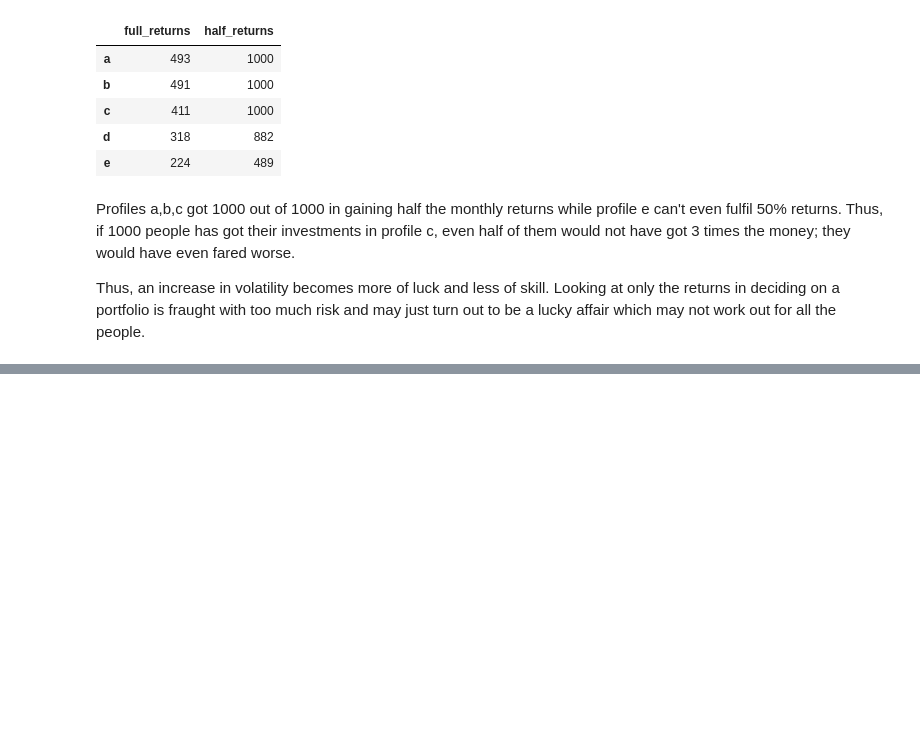
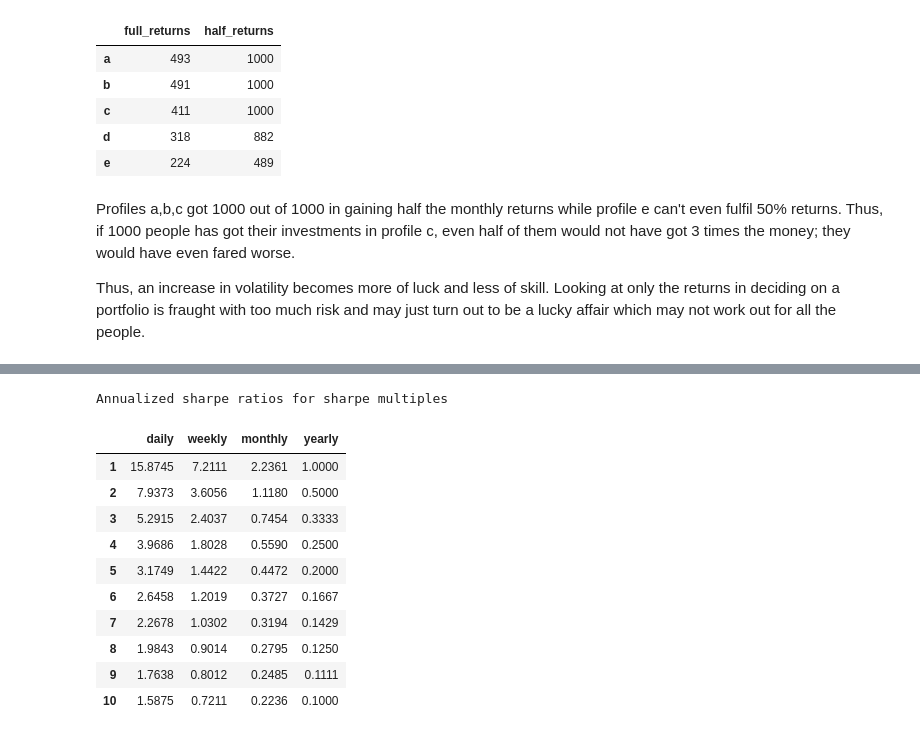
Before and after one commit to uberdeveloper/website, a Jupyter notebook: posts/notebooks/Sharpe2.ipynb, the cells around one changed output, grey strips where cells are left out. Saved outputs shown, nothing was run; the diff lists cells and outputs as text; code cells hidden in the pictures; blank space fills up the shorter version.

```diff
--- a/posts/notebooks/Sharpe2.ipynb
+++ b/posts/notebooks/Sharpe2.ipynb
@@ -169,0 +182,21 @@ Thus, an increase in volatility becomes more of luck and less of skill. Looking
+# %%
+multipliers = np.arange(1,11)
+periods = np.array([252,52,5,1]).reshape(4,1)
+base = 1
+index = ['daily', 'weekly', 'monthly', 'yearly']
+print('Annualized sharpe ratios for sharpe multiples')
+pd.DataFrame((1/multipliers)*np.sqrt(periods),
+            index=index, columns=multipliers).T.round(4)
+# %% [output]
+Annualized sharpe ratios for sharpe multiples
+|  | daily | weekly | monthly | yearly |
+| 1 | 15.8745 | 7.2111 | 2.2361 | 1.0000 |
+| 2 | 7.9373 | 3.6056 | 1.1180 | 0.5000 |
+| 3 | 5.2915 | 2.4037 | 0.7454 | 0.3333 |
+| 4 | 3.9686 | 1.8028 | 0.5590 | 0.2500 |
+| 5 | 3.1749 | 1.4422 | 0.4472 | 0.2000 |
+| 6 | 2.6458 | 1.2019 | 0.3727 | 0.1667 |
+| 7 | 2.2678 | 1.0302 | 0.3194 | 0.1429 |
+| 8 | 1.9843 | 0.9014 | 0.2795 | 0.1250 |
+| 9 | 1.7638 | 0.8012 | 0.2485 | 0.1111 |
+| 10 | 1.5875 | 0.7211 | 0.2236 | 0.1000 |
```
Also changed, not shown: parts of 1 cell of this notebook.
